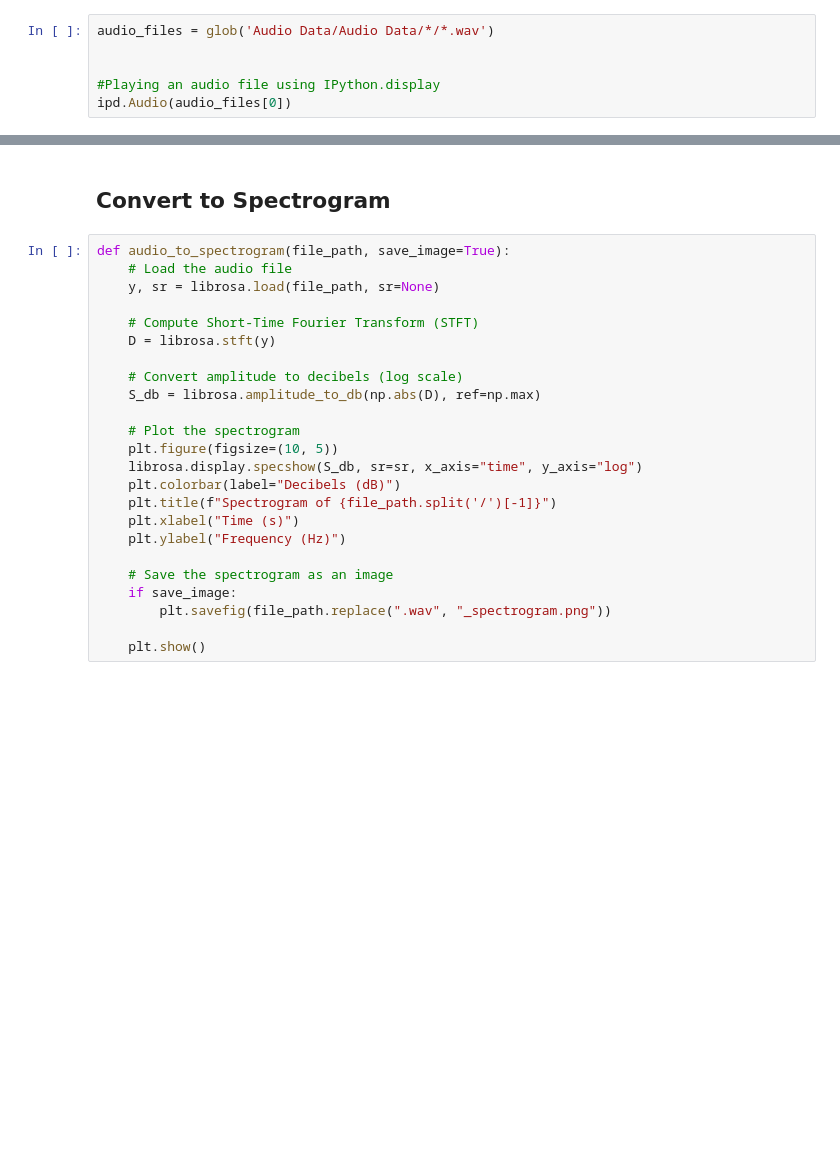
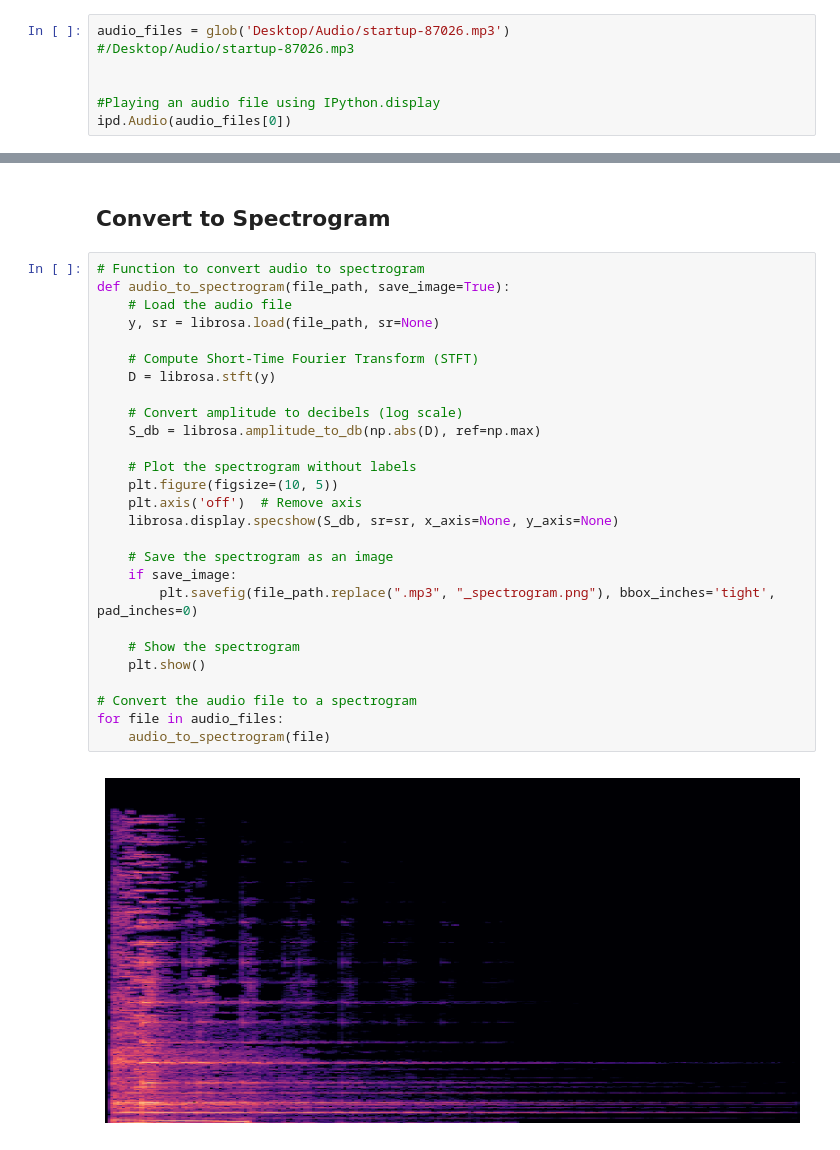
Before and after one commit to Ry-an7/Echoes-of-Art, a Jupyter notebook: Echoes_of_Art.ipynb, the cells around one changed output, grey strips where cells are left out. Saved outputs shown, nothing was run; the diff lists cells and outputs as text; blank space fills up the shorter version.

Commit message:
Spectrogram works

```diff
--- a/Echoes_of_Art.ipynb
+++ b/Echoes_of_Art.ipynb
@@ -20,7 +18,8 @@ KeyboardInterrupt:
 # %% [markdown]
 ## Read Audio Files
 # %%
-audio_files = glob('Audio Data/Audio Data/*/*.wav')
+audio_files = glob('Desktop/Audio/startup-87026.mp3')
+#/Desktop/Audio/startup-87026.mp3
 
 
 #Playing an audio file using IPython.display
@@ -30,26 +29,31 @@ NameError: name 'glob' is not defined
 # %% [markdown]
 ## Convert to Spectrogram
 # %%
+# Function to convert audio to spectrogram
 def audio_to_spectrogram(file_path, save_image=True):
     # Load the audio file
     y, sr = librosa.load(file_path, sr=None)
 
     # Compute Short-Time Fourier Transform (STFT)
     D = librosa.stft(y)
 
     # Convert amplitude to decibels (log scale)
     S_db = librosa.amplitude_to_db(np.abs(D), ref=np.max)
 
-    # Plot the spectrogram
+    # Plot the spectrogram without labels
     plt.figure(figsize=(10, 5))
-    librosa.display.specshow(S_db, sr=sr, x_axis="time", y_axis="log")
-    plt.colorbar(label="Decibels (dB)")
-    plt.title(f"Spectrogram of {file_path.split('/')[-1]}")
-    plt.xlabel("Time (s)")
-    plt.ylabel("Frequency (Hz)")
+    plt.axis('off')  # Remove axis
+    librosa.display.specshow(S_db, sr=sr, x_axis=None, y_axis=None)
 
     # Save the spectrogram as an image
     if save_image:
-        plt.savefig(file_path.replace(".wav", "_spectrogram.png"))
+        plt.savefig(file_path.replace(".mp3", "_spectrogram.png"), bbox_inches='tight', pad_inches=0)
 
+    # Show the spectrogram
     plt.show()
+
+# Convert the audio file to a spectrogram
+for file in audio_files:
+    audio_to_spectrogram(file)
+# %% [output]
+[figure, added]
```
Also changed, not shown: parts of 2 cells of this notebook.
